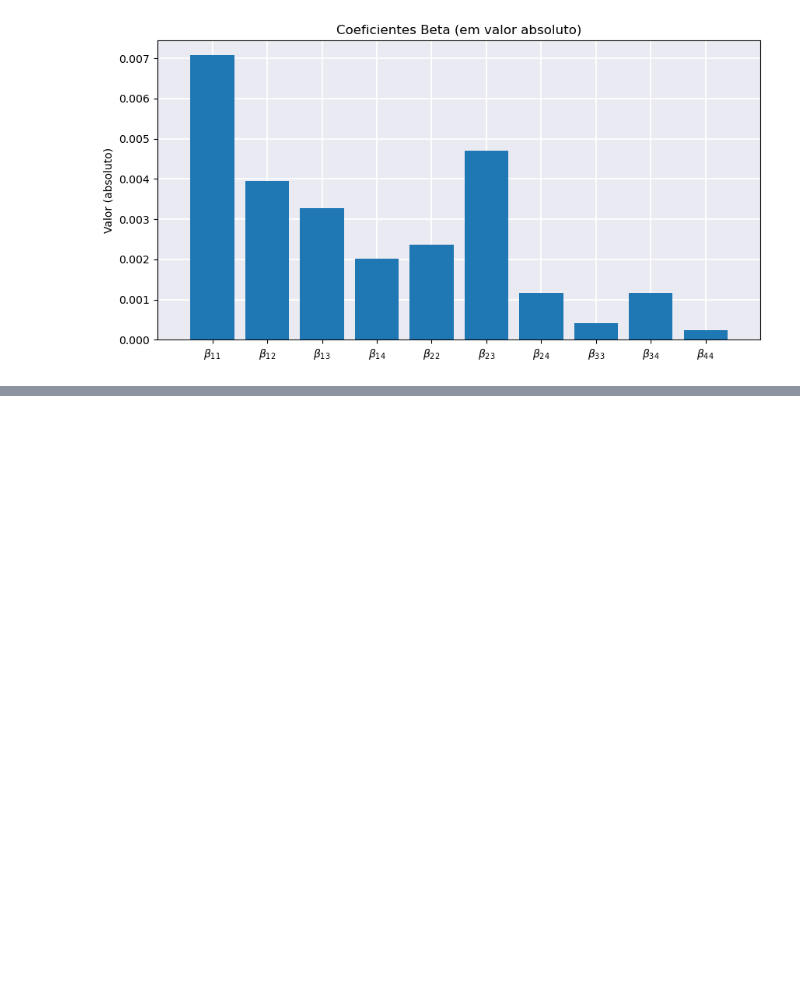
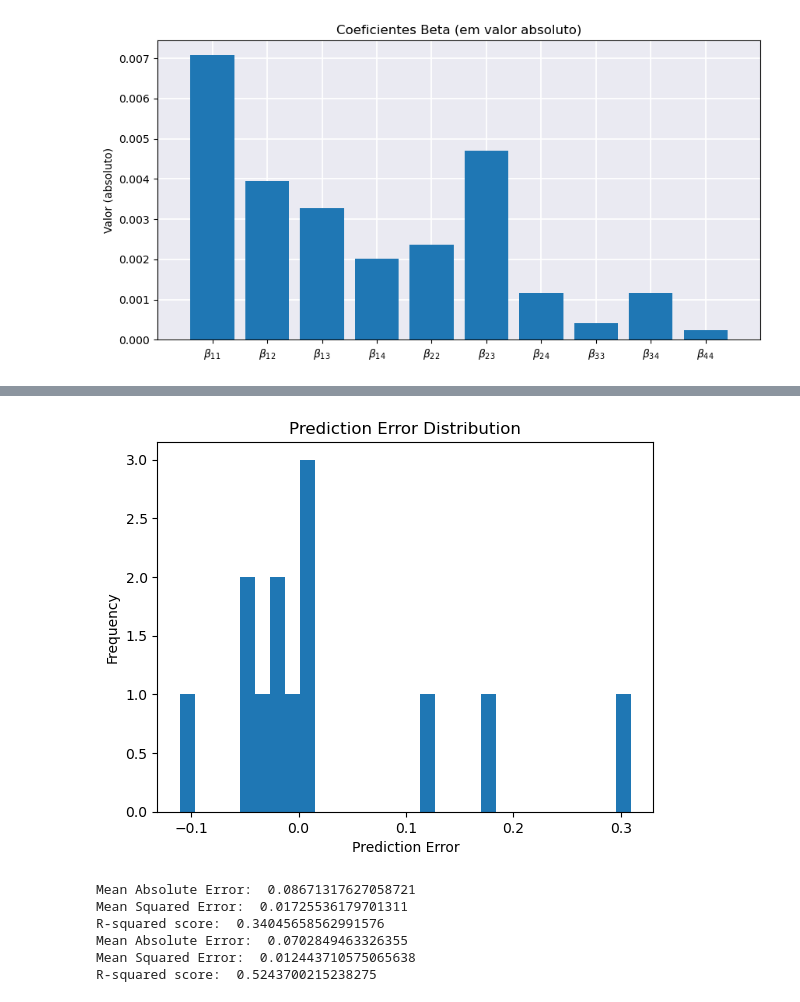
Before and after one commit to leobt23/ADRI, a Jupyter notebook: Projets_final/final2/Class2_FINAL.ipynb, the cells around one changed output, grey strips where cells are left out. Saved outputs shown, nothing was run; the diff lists cells and outputs as text; code cells hidden in the pictures; blank space fills up the shorter version.

```diff
--- a/Projets_final/final2/Class2_FINAL.ipynb
+++ b/Projets_final/final2/Class2_FINAL.ipynb
@@ -1012,0 +1017,34 @@ plot_predictions(Y_test,Y_test,3*pred_Y1_ensemble_test,'test','adjacency')
+# %%
+#errors = Y_test - Y_pred
+errors = Y_test - 3*previsao_test
+plt.hist(errors, bins=30)
+plt.xlabel("Prediction Error")
+plt.ylabel("Frequency")
+plt.title("Prediction Error Distribution")
+plt.show()
+# %% [output]
+[figure, added]
+# %%
+from sklearn.metrics import mean_absolute_error, mean_squared_error, r2_score
+
+mae = mean_absolute_error(Y_test, Y_pred)
+mae2 = mean_absolute_error(Y_test, 3*previsao_test)
+mse = mean_squared_error(Y_test, Y_pred)
+mse2 = mean_squared_error(Y_test, 3*previsao_test)
+r2 = r2_score(Y_test, Y_pred)
+r22 = r2_score(Y_test, 3*previsao_test)
+
+print("Mean Absolute Error: ", mae)
+print("Mean Squared Error: ", mse)
+print("R-squared score: ", r2)
+
+print("Mean Absolute Error: ", mae2)
+print("Mean Squared Error: ", mse2)
+print("R-squared score: ", r22)
+# %% [output]
+Mean Absolute Error:  0.08671317627058721
+Mean Squared Error:  0.01725536179701311
+R-squared score:  0.34045658562991576
+Mean Absolute Error:  0.0702849463326355
+Mean Squared Error:  0.012443710575065638
+R-squared score:  0.5243700215238275
```
Also changed, not shown: parts of 19 cells of this notebook.
